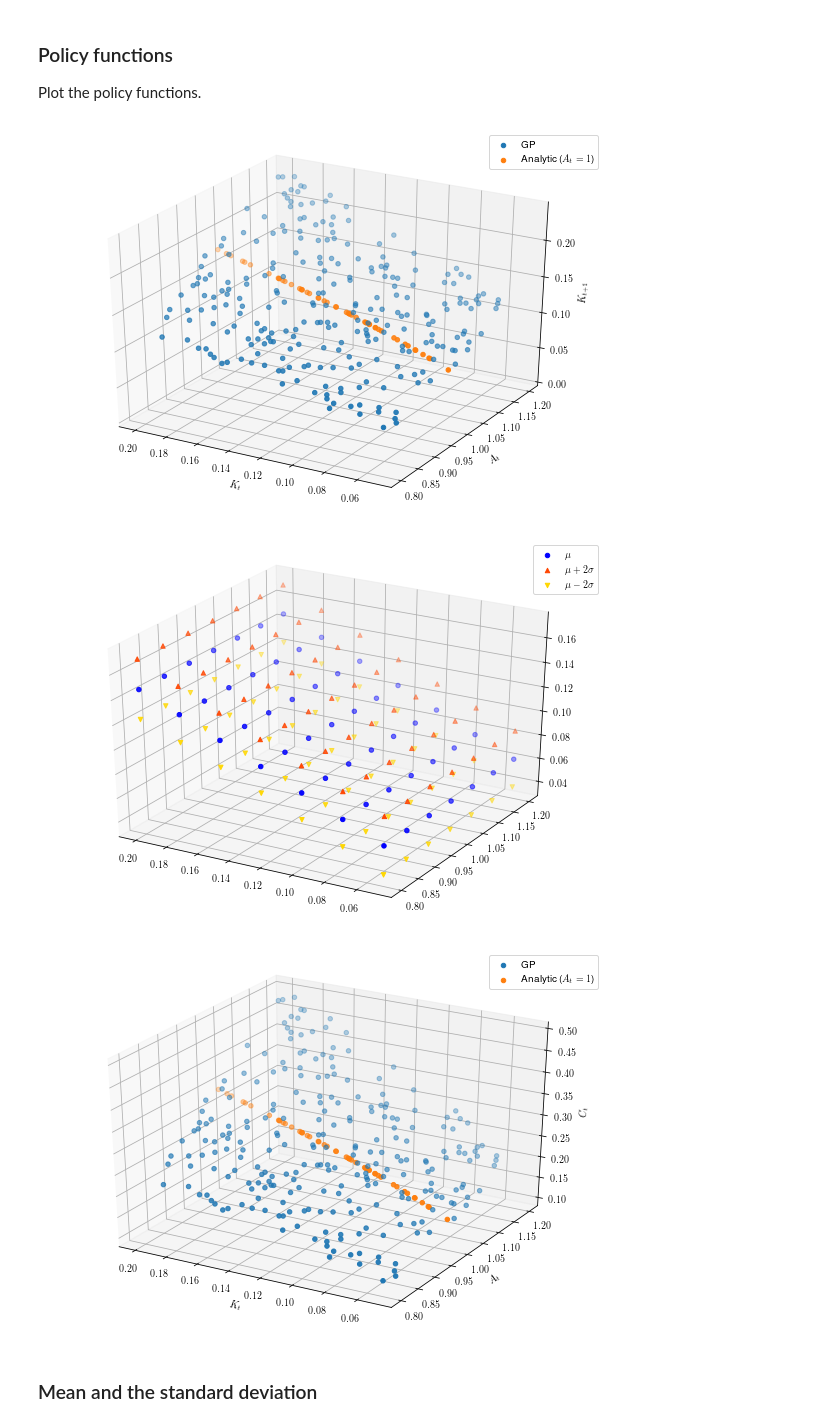
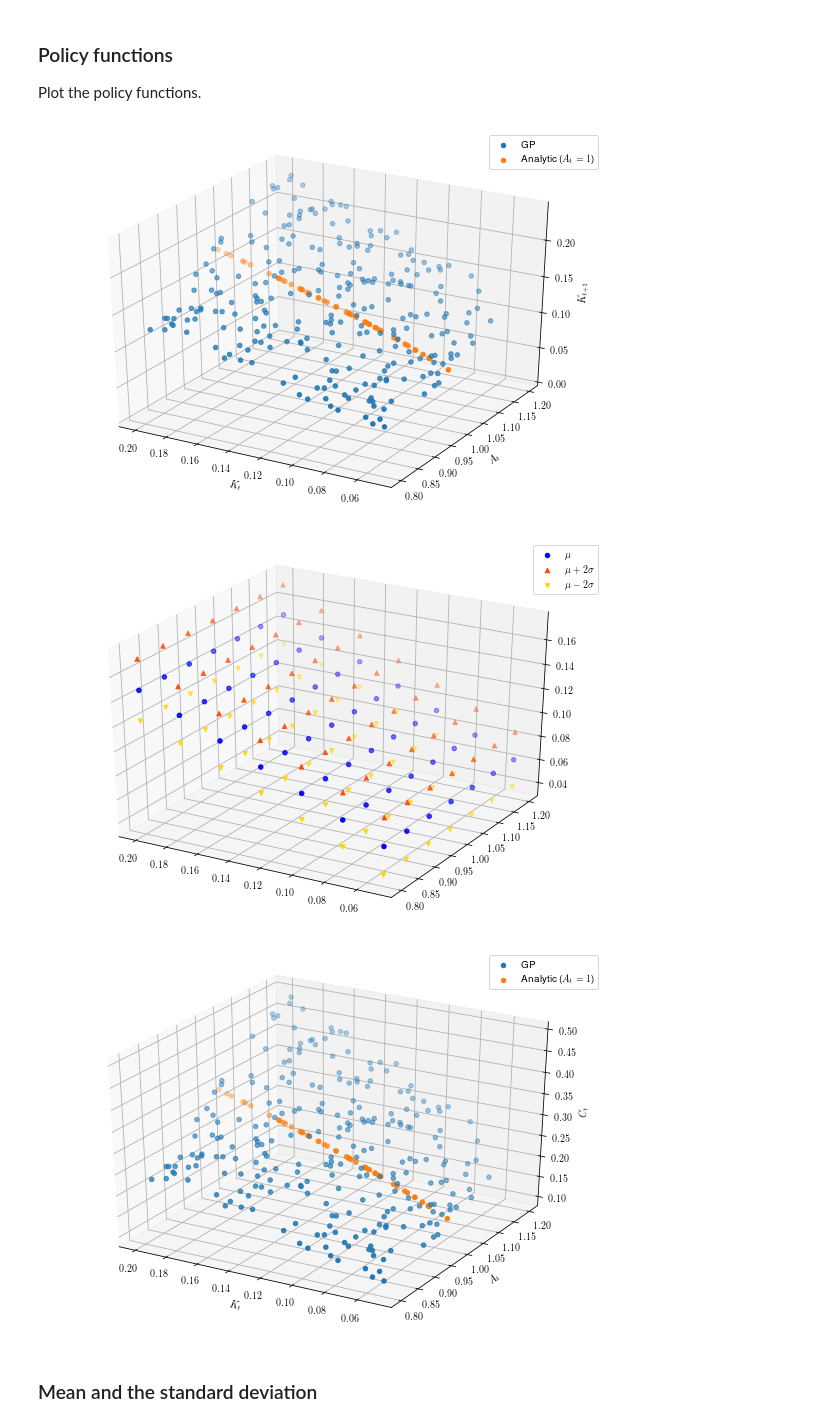
Before and after one commit to takafusui/GPstudy, a Jupyter notebook: notebooks/neoclassical_closed2_2x2_gpytorch_autograd.ipynb, the cells around one changed output. Cells and saved outputs as stored; diff of their text form; code cells hidden in the pictures.

Commit message:
Succeed to solve 2*2 neoclassical growth model with GPyTorch and autograd

```diff
--- a/notebooks/neoclassical_closed2_2x2_gpytorch_autograd.ipynb
+++ b/notebooks/neoclassical_closed2_2x2_gpytorch_autograd.ipynb
@@ -140,13 +141,14 @@ Following Judd (1998), we use the Gauss-Hermite quadrature rule degree 5 to disc
 # Gauss-Hermite quadrature
 # --------------------------------------------------------------------------- #
 # Nodes
-x5 = np.sqrt(2) * s * np.array(
+x5 = np.sqrt(2) * s * torch.tensor(
     [2.020182870456086, 0.9585724646138185, 0, -0.9585724646138185,
-     -2.020182870456086]) + mu
+     -2.020182870456086], dtype=torch.float64) + mu
+
 # Weights
-omega5 = np.pi**(-1/2) * np.array(
+omega5 = np.pi**(-1/2) * torch.tensor(
     [0.01995324205904591, 0.3936193231522412, 0.9453087204829419,
-     0.3936193231522412, 0.01995324205904591])
+     0.3936193231522412, 0.01995324205904591], dtype=torch.float64)
 
 print("GH5 nodes are {}".format(x5))
 print("GH5 weights are {}".format(omega5))
@@ -234,12 +236,12 @@ num_test = 1000  # Number of test samples
 # Training datasets
 X_limits = np.array([[kbeg, kend], [abeg, aend]])
 X_samping = LHS(xlimits=X_limits)
-train_X = torch.tensor(X_samping(num_train))
+train_X = torch.tensor(X_samping(num_train), dtype=torch.float64)
 
 train_shape = (num_train, dim_input)
 
 # Test datasets, used to evaluate the approximation quality
-test_X = torch.tensor(X_samping(num_test))
+test_X = torch.tensor(X_samping(num_test), dtype=torch.float64)
 test_shape = (num_test, dim_input)
 
 # Shape check
@@ -271,14 +273,14 @@ with torch.no_grad(), gpytorch.settings.fast_pred_var():
     for k_idx, k in enumerate(k_mgrid[:, 0]):
         for a_idx, a in enumerate(a_mgrid[:, 1]):
             # Capital stock in the next period
-            state = torch.tensor([k, a])[None, :].double()
+            state = torch.tensor([k, a], dtype=torch.float64)[None, :]
             observed_pred = likelihood(gp_kplus(state))
             kplus_mu[k_idx, a_idx] = observed_pred.mean.numpy()
             kplus_minus2sigma[k_idx, a_idx], \
                 kplus_plus2sigma[
                     k_idx, a_idx] = observed_pred.confidence_region()
 
-# Plot
+# Initialize plot
 fig, ax = plt.subplots(1, 1, figsize=(10, 7), subplot_kw={'projection': '3d'})
 ax.scatter(k_mgrid, a_mgrid, kplus_mu, c='blue', label=r'$\mu$')
 ax.scatter(k_mgrid, a_mgrid, kplus_plus2sigma, c='orangered', marker='^',
@@ -606,10 +606,11 @@ def time_iter_gpr(
 ### Convergence
 Firstly we compute for the optimal policy functions.
 # %%
+# %timeit
 # --------------------------------------------------------------------------- #
 # Compute the optimal policy functions
 # --------------------------------------------------------------------------- #
-epsilons, gp_kplus_star, likelihood = time_iter_gpr(
-    num_train=25, num_test=1000, learning_rate=0.05, training_iter=500,
+epsilons, gp_kplus_star, likelihood_star = time_iter_gpr(
+    num_train=30, num_test=1000, learning_rate=0.05, training_iter=500,
     print_skip=0)
 # %% [output]
@@ -649,8 +650,8 @@ gridplt_analytic = np.random.uniform([kbeg, 1], [kend, 1], (50, dim_input))
 
 # Capital stock ------------------------------------------------------------- #
 with torch.no_grad(), gpytorch.settings.fast_pred_var():
-    stateplus = torch.tensor(gridplt, dtype=torch.float)
-    observed_pred = likelihood(gp_kplus_star(stateplus))
+    stateplus = torch.tensor(gridplt, dtype=torch.float64)
+    observed_pred = likelihood_star(gp_kplus_star(stateplus))
     kplus_star = observed_pred.mean.numpy()
 
 kplus_analytic = kplus_compute_analytic(gridplt_analytic[:, 0])
@@ -669,17 +670,16 @@ ax.invert_xaxis()
 ax.legend(loc='best')
 plt.show()
 
-# Test points are regularly spaced along [0,1]
 # Make predictions by feeding model through likelihood
 with torch.no_grad(), gpytorch.settings.fast_pred_var():
     for k_idx, k in enumerate(k_mgrid[:, 0]):
         for a_idx, a in enumerate(a_mgrid[:, 1]):
             # Capital stock in the next period
-            state = torch.tensor([k, a])[None, :].float()
-            observed_pred = likelihood(gp_kplus_star(state))
-            kplus_mu[k_idx, a_idx] = observed_pred.mean.numpy()
+            state = torch.tensor([k, a], dtype=torch.float64)[None, :]
+            pred = likelihood_star(gp_kplus_star(state))
+            kplus_mu[k_idx, a_idx] = pred.mean.numpy()
             kplus_minus2sigma[k_idx, a_idx], kplus_plus2sigma[k_idx, a_idx] = \
-                observed_pred.confidence_region()
+                pred.confidence_region()
 
 # Initialize plot
 fig, ax = plt.subplots(1, 1, figsize=(10, 7), subplot_kw={'projection': '3d'})
@@ -689,36 +689,36 @@ ax.scatter(k_mgrid, a_mgrid, kplus_plus2sigma, c='orangered', marker='^',
 ax.scatter(k_mgrid, a_mgrid, kplus_minus2sigma, c='gold', marker='v',
            label=r'$\mu-2\sigma$')
 ax.legend(loc='best')
 ax.invert_xaxis()
 plt.show()
 
 # Labor supply -------------------------------------------------------------- #
 ls_star = ls_compute(
     gridplt[:, 0], gridplt[:, 1], alpha=alpha, psi=psi, theta=theta)
 
 # Consumption --------------------------------------------------------------- #
 c_star = gridplt[:, 1] * gridplt[:, 0]**alpha * ls_star**(1-alpha) - kplus_star
 
 c_star_analytic = c_compute_analytic(
     gridplt_analytic[:, 0], A=gridplt_analytic[:, 1], alpha=alpha, beta=beta,
     psi=psi, theta=theta)
 
 fig, ax = plt.subplots(figsize=(10, 7), subplot_kw={'projection': '3d'})
 ax.scatter(
     gridplt[:, 0], gridplt[:, 1], c_star, 'o', label='GP')
 ax.scatter(
     gridplt_analytic[:, 0], gridplt_analytic[:, 1], c_star_analytic, 'o',
     label='Analytic ($A_{t}=1$)')
 ax.set_xlabel(r"$K_t$")
 ax.set_ylabel(r"$A_t$")
 ax.set_zlabel(r"$C_{t}$")
 ax.invert_xaxis()
 ax.legend(loc='best')
 plt.show()
 # %% [output]
-[figure, old version]
+[figure, new version]
 [figure]
-[figure, old version]
+[figure, new version]
 # %% [markdown]
 ### Mean and the standard deviation
 # %% [markdown]
```
Also changed, not shown: parts of 7 cells of this notebook, 2 other files.
